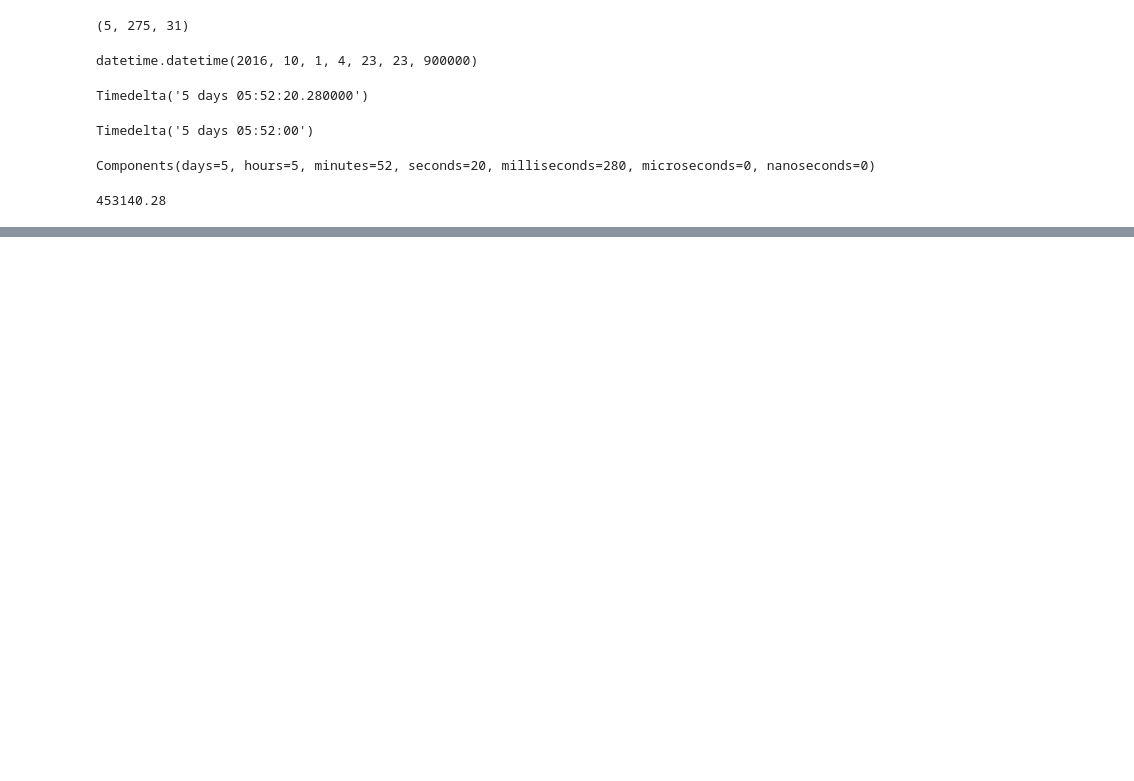
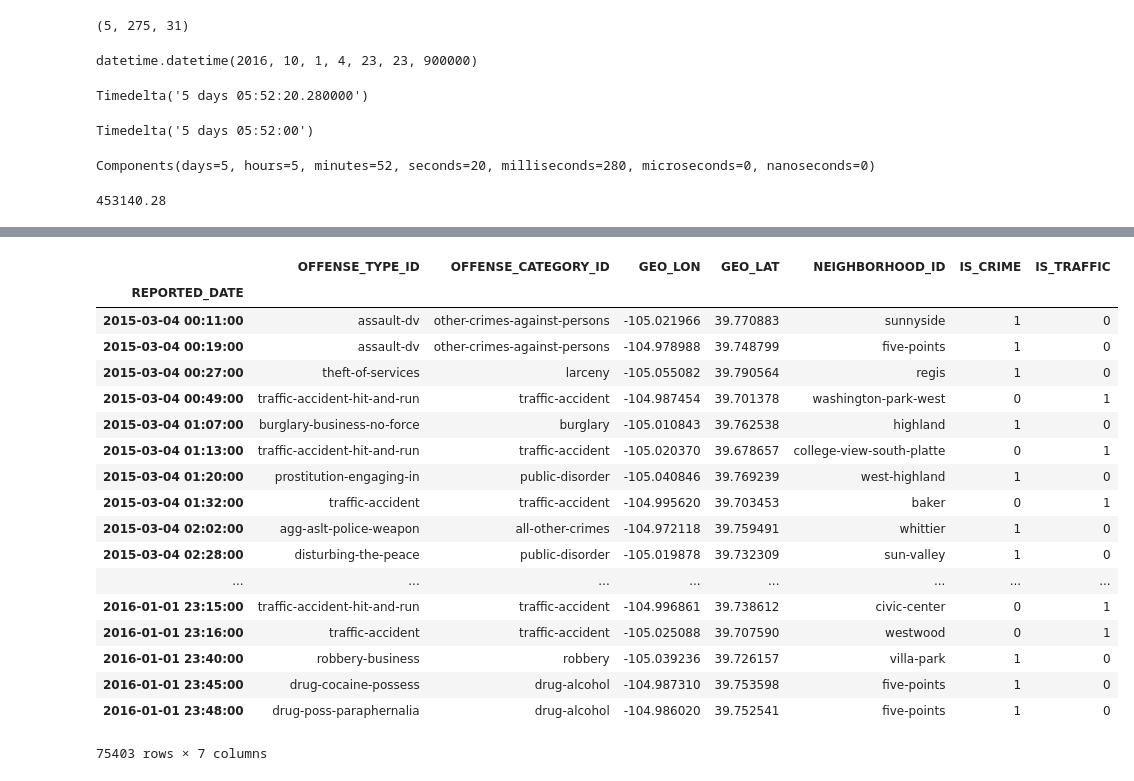
Before and after one commit to davetlewis-van/Pandas-Cookbook, a Jupyter notebook: Time series.ipynb, the cells around one changed output, grey strips where cells are left out. Saved outputs shown, nothing was run; the diff lists cells and outputs as text; code cells hidden in the pictures; blank space fills up the shorter version.

```diff
--- a/Time series.ipynb
+++ b/Time series.ipynb
@@ -192,0 +292,22 @@ date_string_list = ['Sep 30 1984'] * 10000
+# %%
+crime.loc['2015-3-4':'2016-1-1'].sort_index()
+# %% [output]
+|  | OFFENSE_TYPE_ID | OFFENSE_CATEGORY_ID | GEO_LON | GEO_LAT | NEIGHBORHOOD_ID | IS_CRIME | IS_TRAFFIC |
+| REPORTED_DATE |  |  |  |  |  |  |  |
+| 2015-03-04 00:11:00 | assault-dv | other-crimes-against-persons | -105.021966 | 39.770883 | sunnyside | 1 | 0 |
+| 2015-03-04 00:19:00 | assault-dv | other-crimes-against-persons | -104.978988 | 39.748799 | five-points | 1 | 0 |
+| 2015-03-04 00:27:00 | theft-of-services | larceny | -105.055082 | 39.790564 | regis | 1 | 0 |
+| 2015-03-04 00:49:00 | traffic-accident-hit-and-run | traffic-accident | -104.987454 | 39.701378 | washington-park-west | 0 | 1 |
+| 2015-03-04 01:07:00 | burglary-business-no-force | burglary | -105.010843 | 39.762538 | highland | 1 | 0 |
+| 2015-03-04 01:13:00 | traffic-accident-hit-and-run | traffic-accident | -105.020370 | 39.678657 | college-view-south-platte | 0 | 1 |
+| 2015-03-04 01:20:00 | prostitution-engaging-in | public-disorder | -105.040846 | 39.769239 | west-highland | 1 | 0 |
+| 2015-03-04 01:32:00 | traffic-accident | traffic-accident | -104.995620 | 39.703453 | baker | 0 | 1 |
+| 2015-03-04 02:02:00 | agg-aslt-police-weapon | all-other-crimes | -104.972118 | 39.759491 | whittier | 1 | 0 |
+| 2015-03-04 02:28:00 | disturbing-the-peace | public-disorder | -105.019878 | 39.732309 | sun-valley | 1 | 0 |
+| ... | ... | ... | ... | ... | ... | ... | ... |
+| 2016-01-01 23:15:00 | traffic-accident-hit-and-run | traffic-accident | -104.996861 | 39.738612 | civic-center | 0 | 1 |
+| 2016-01-01 23:16:00 | traffic-accident | traffic-accident | -105.025088 | 39.707590 | westwood | 0 | 1 |
+| 2016-01-01 23:40:00 | robbery-business | robbery | -105.039236 | 39.726157 | villa-park | 1 | 0 |
+| 2016-01-01 23:45:00 | drug-cocaine-possess | drug-alcohol | -104.987310 | 39.753598 | five-points | 1 | 0 |
+| 2016-01-01 23:48:00 | drug-poss-paraphernalia | drug-alcohol | -104.986020 | 39.752541 | five-points | 1 | 0 |
+75403 rows × 7 columns
```
Also changed, not shown: parts of 21 cells of this notebook, 3 other files.
